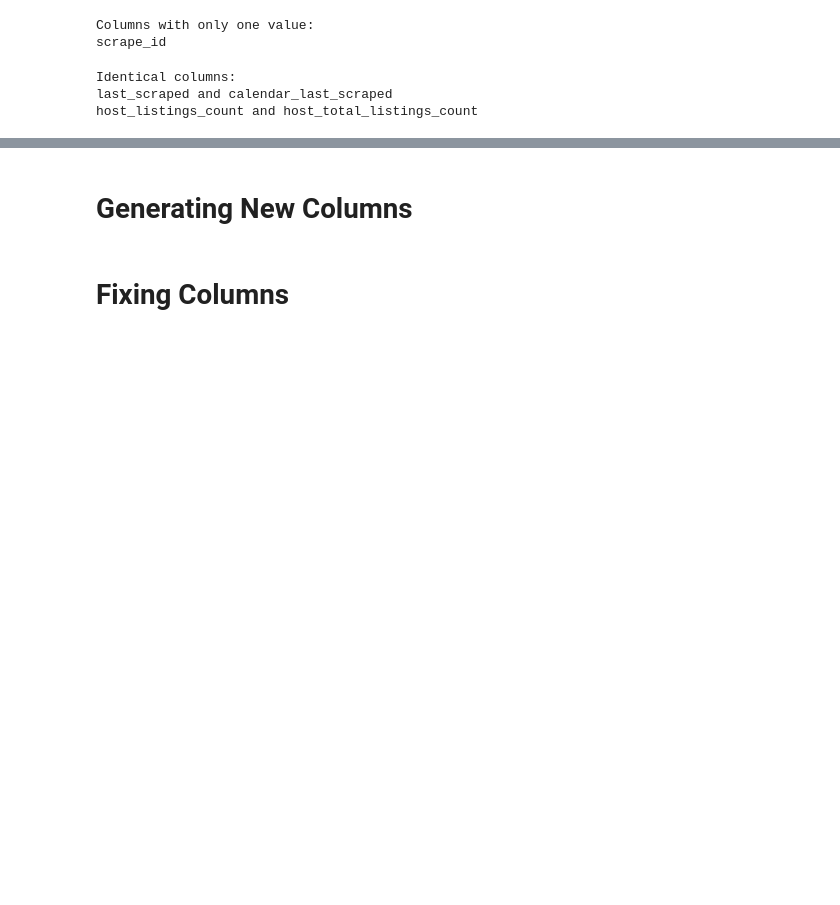
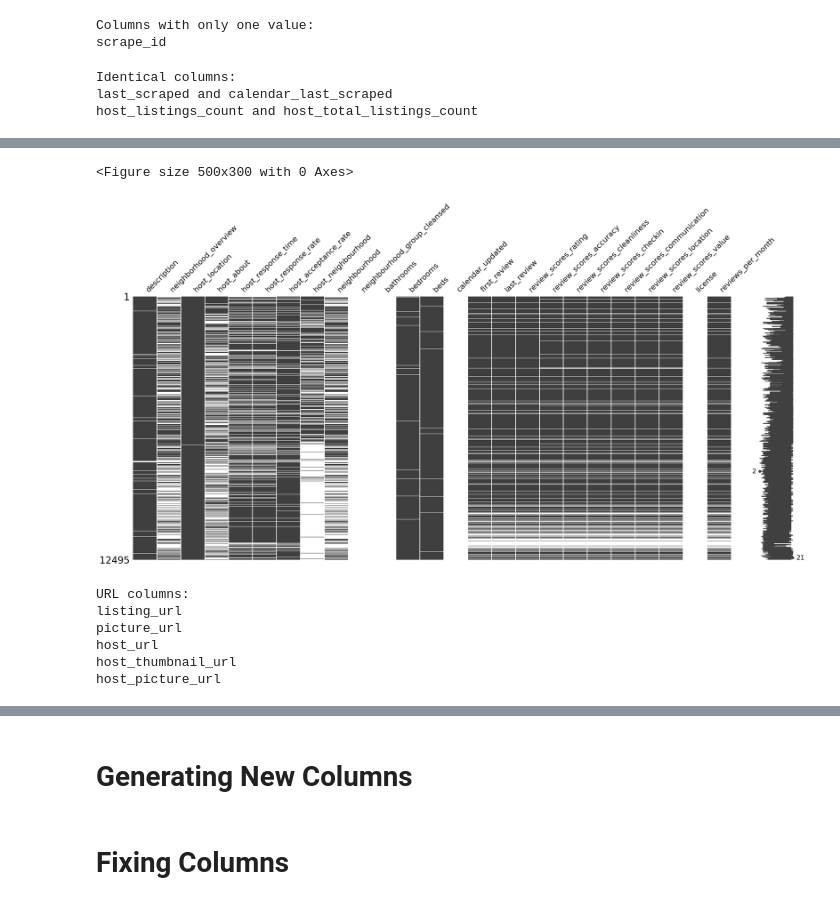
Before and after one commit to eirikvagen/data_management_exam, a Jupyter notebook: shared_clean.ipynb, the cells around one changed output, grey strips where cells are left out. Drawn from its saved outputs; the diff is of its cells as text; code cells hidden in the pictures; blank space fills up the shorter version.

```diff
--- a/shared_clean.ipynb
+++ b/shared_clean.ipynb
@@ -89,0 +99,29 @@ host_listings_count and host_total_listings_count
+# %%
+# Rows with missing values
+total_rows = len(df)
+missing_values_percent = (df.isnull().sum() / total_rows) * 100
+missing_values_percent = missing_values_percent[missing_values_percent > 0.1]
+missing_values_percent_df = missing_values_percent.reset_index()
+missing_values_percent_df.columns = ['Column', 'Percentage of Missing Values']
+
+columns_with_missing_data = missing_values_percent_df['Column'].tolist()
+df_subset = df[columns_with_missing_data]
+plt.figure(figsize=(5, 3))
+msno.matrix(df_subset)
+plt.show()
+# %% [output]
+<Figure size 500x300 with 0 Axes>
+[figure, added]
+# %%
+# URL Columns
+print('\nURL columns:')
+for col in df.columns:
+    if 'url' in col.lower():  # This makes the check case-insensitive
+        print(col)
+# %% [output]
+URL columns:
+listing_url
+picture_url
+host_url
+host_thumbnail_url
+host_picture_url
```
Also changed, not shown: parts of 6 cells of this notebook.
